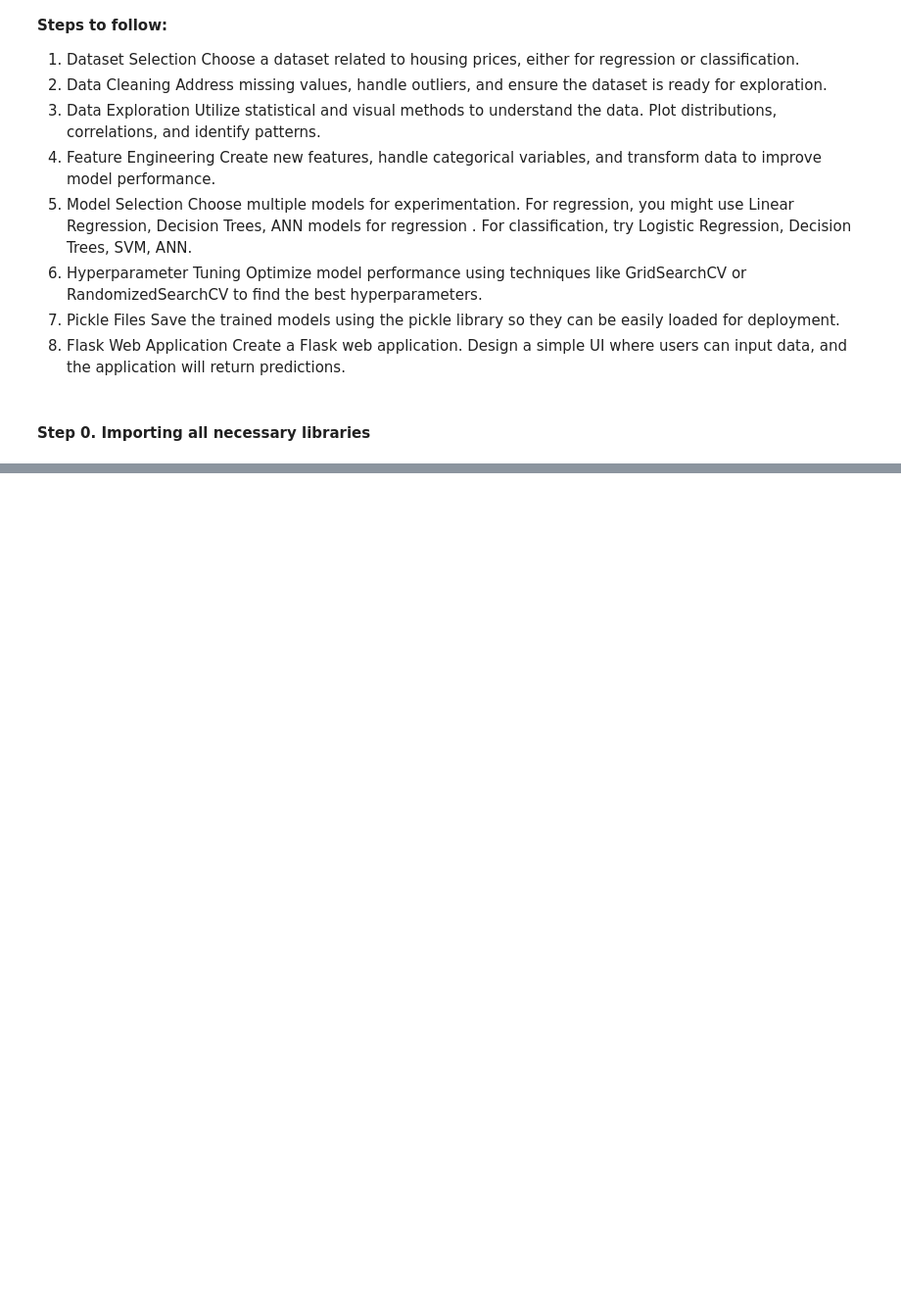
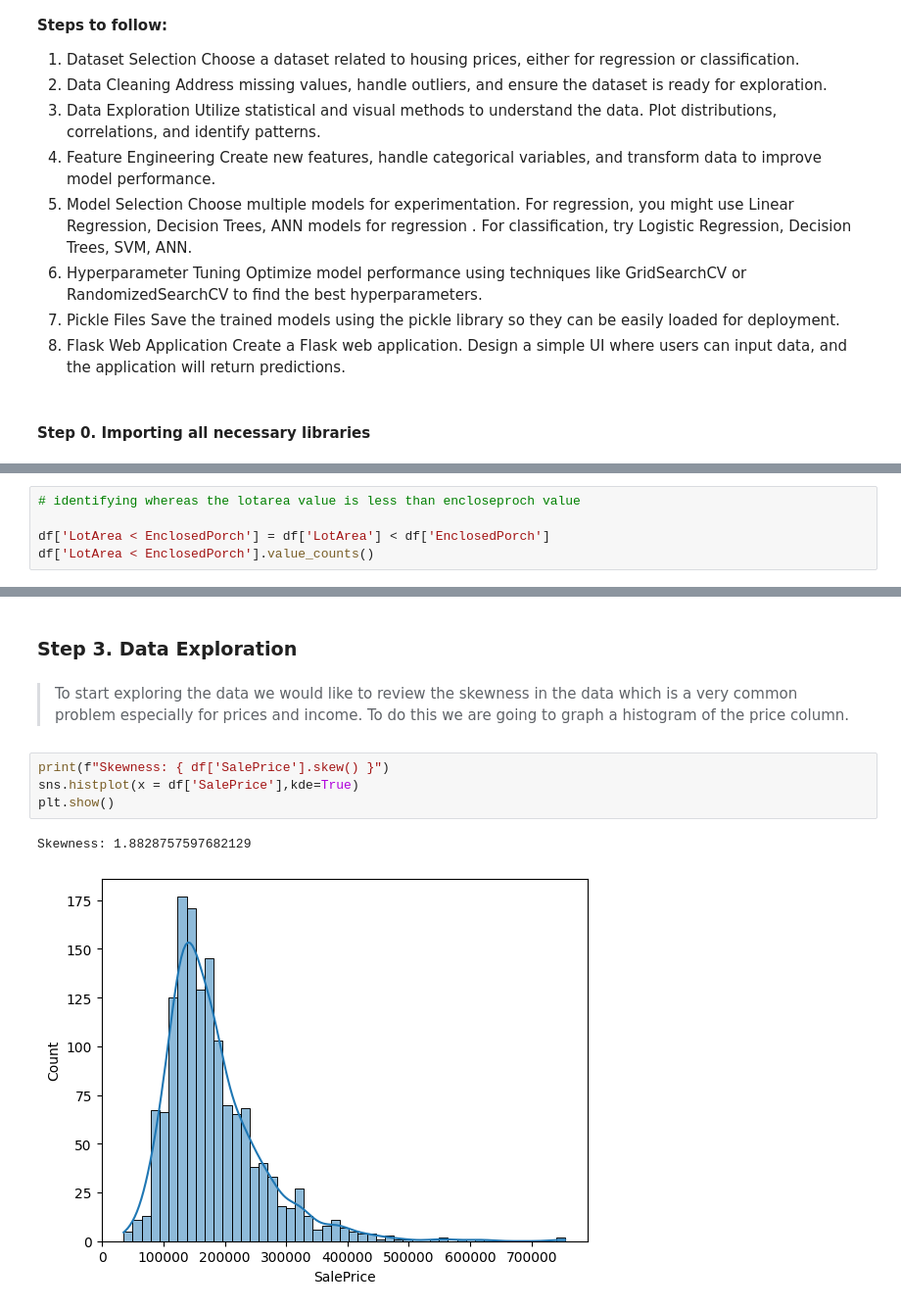
Before and after one commit to CarlosMEbratt/House-Prices---Advanced-Regression, a Jupyter notebook: main.ipynb, the cells around one changed output, grey strips where cells are left out. Shown: that part at 98% size. Saved outputs shown, nothing was run; the diff lists cells and outputs as text; blank space fills up the shorter version.

```diff
--- a/main.ipynb
+++ b/main.ipynb
@@ -47,0 +319,5 @@ simplefilter('ignore', category=UserWarning)
+# %%
+# identifying whereas the lotarea value is less than encloseproch value
+
+df['LotArea < EnclosedPorch'] = df['LotArea'] < df['EnclosedPorch']
+df['LotArea < EnclosedPorch'].value_counts()
@@ -47,0 +330,11 @@ simplefilter('ignore', category=UserWarning)
+# %% [markdown]
+### Step 3. Data Exploration
+# %% [markdown]
+> To start exploring the data we would like to review the skewness in the data which is a very common problem especially for prices and income. To do this we are going to graph a histogram of the price column.
+# %%
+print(f"Skewness: { df['SalePrice'].skew() }")
+sns.histplot(x = df['SalePrice'],kde=True)
+plt.show()
+# %% [output]
+Skewness: 1.8828757597682129
+[figure, added]
```
Also changed, not shown: parts of 22 cells of this notebook.
